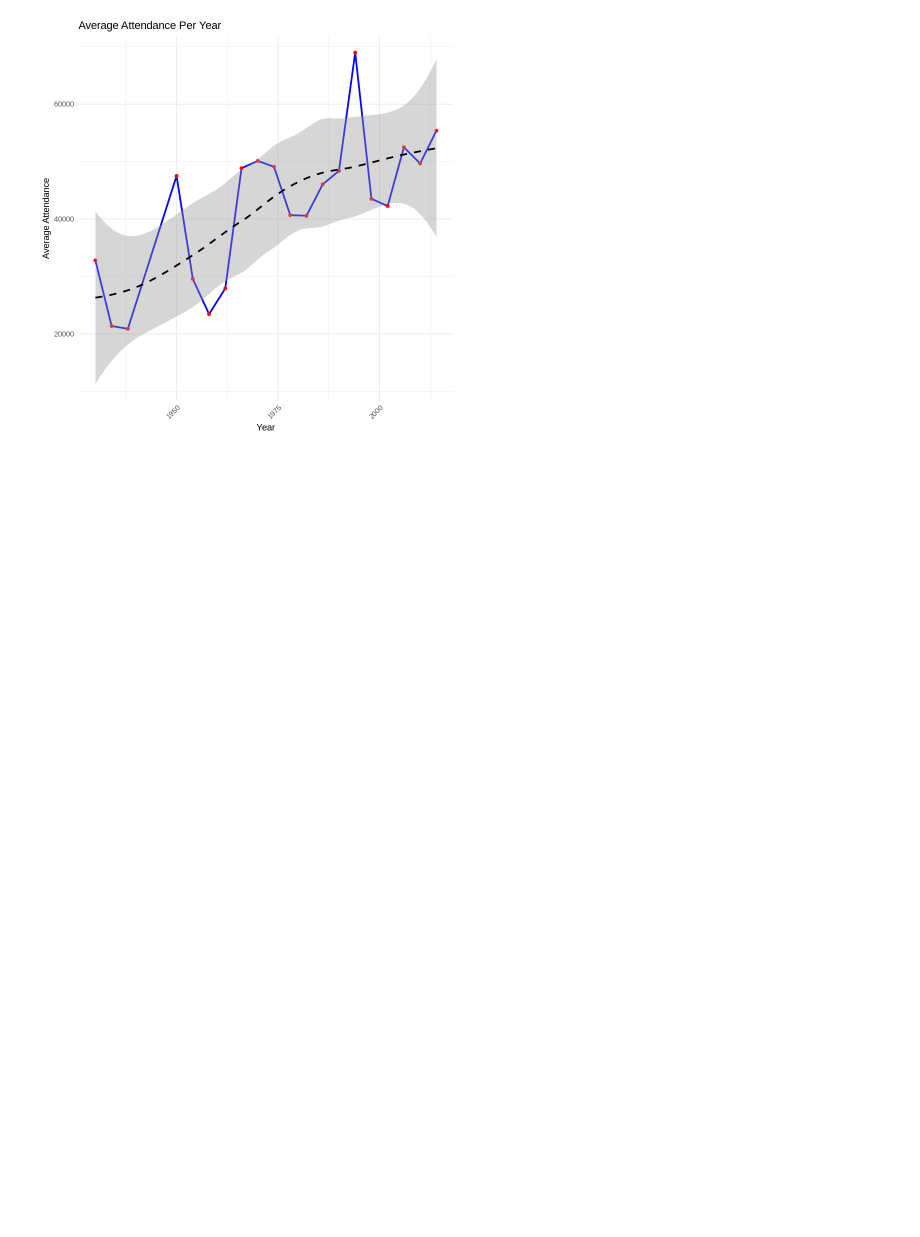
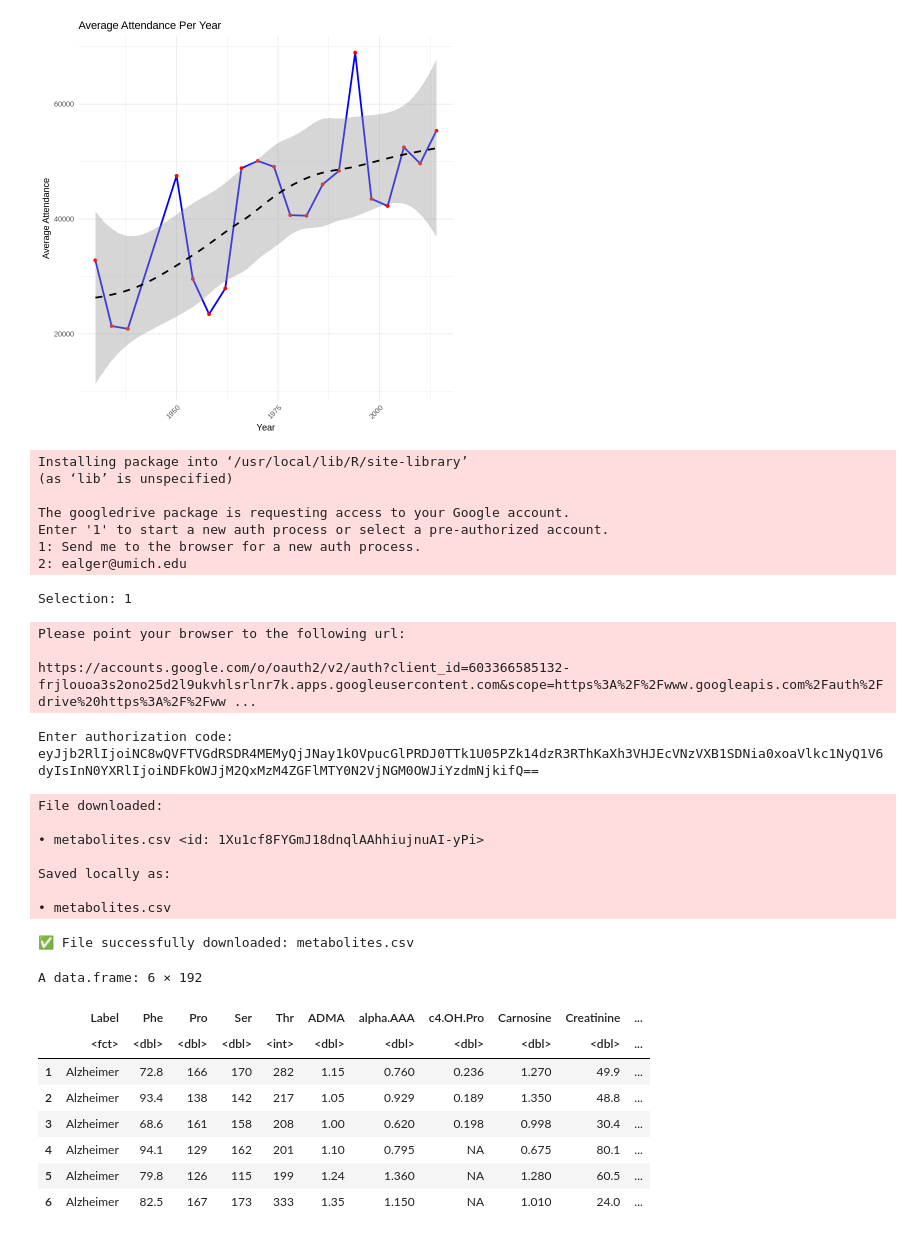
Before and after one commit to ealger22/CSC-302-W1-CSC-302-W2-202520-, a Jupyter notebook: HW2_1.ipynb, the cells around one changed output. Drawn from its saved outputs; the diff is of its cells as text; code cells hidden in the pictures; blank space fills up the shorter version.

```diff
--- a/HW2_1.ipynb
+++ b/HW2_1.ipynb
@@ -123,3 +123,69 @@ Installing package into ‘/usr/local/lib/R/site-library’
 10  1974         49099.
 `geom_smooth()` using formula = 'y ~ x'
 [figure]
+# %%
+# ===============================
+# 📌 Step 1: Load Required Libraries
+# ===============================
+install.packages("googledrive")  # Install if not already installed
+library(googledrive)
+
+# ===============================
+# 📌 Step 2: Authenticate Google Drive Access
+# ===============================
+drive_auth()  # You may be prompted to authorize access
+
+# ===============================
+# 📌 Step 3: Locate and Download the CSV File
+# ===============================
+# Ensure the correct file name in Google Drive
+file_name <- "metabolites.csv"
+
+# Search for the file in Google Drive
+file <- drive_find(pattern = file_name, n_max = 1)
+
+# If file is found, download it
+if (nrow(file) > 0) {
+    drive_download(file, path = file_name, overwrite = TRUE)
+    cat("\n✅ File successfully downloaded:", file_name, "\n")
+} else {
+    stop("\n❌ Error: File 'metabolites.csv' not found in Google Drive!\n")
+}
+
+# ===============================
+# 📌 Step 4: Load the CSV into R
+# ===============================
+metabolites <- read.csv(file_name, stringsAsFactors=TRUE)
+
+# ✅ Display first few rows to verify the data
+head(metabolites)
+# %% [output]
+Installing package into ‘/usr/local/lib/R/site-library’
+(as ‘lib’ is unspecified)
+
+The googledrive package is requesting access to your Google account.
+Enter '1' to start a new auth process or select a pre-authorized account.
+1: Send me to the browser for a new auth process.
+2: ealger@umich.edu
+Selection: 1
+Please point your browser to the following url:
+
+https://accounts.google.com/o/oauth2/v2/auth?client_id=603366585132-frjlouoa3s2ono25d2l9ukvhlsrlnr7k.apps.googleusercontent.com&scope=https%3A%2F%2Fwww.googleapis.com%2Fauth%2Fdrive%20https%3A%2F%2Fww ...
+Enter authorization code: eyJjb2RlIjoiNC8wQVFTVGdRSDR4MEMyQjJNay1kOVpucGlPRDJ0TTk1U05PZk14dzR3RThKaXh3VHJEcVNzVXB1SDNia0xoaVlkc1NyQ1V6dyIsInN0YXRlIjoiNDFkOWJjM2QxMzM4ZGFlMTY0N2VjNGM0OWJiYzdmNjkifQ==
+File downloaded:
+
+• metabolites.csv <id: 1Xu1cf8FYGmJ18dnqlAAhhiujnuAI-yPi>
+
+Saved locally as:
+
+• metabolites.csv
+✅ File successfully downloaded: metabolites.csv
+A data.frame: 6 × 192
+|  | Label | Phe | Pro | Ser | Thr | ADMA | alpha.AAA | c4.OH.Pro | Carnosine | Creatinine | ... |
+|  | <fct> | <dbl> | <dbl> | <dbl> | <int> | <dbl> | <dbl> | <dbl> | <dbl> | <dbl> | ... |
+| 1 | Alzheimer | 72.8 | 166 | 170 | 282 | 1.15 | 0.760 | 0.236 | 1.270 | 49.9 | ... |
+| 2 | Alzheimer | 93.4 | 138 | 142 | 217 | 1.05 | 0.929 | 0.189 | 1.350 | 48.8 | ... |
+| 3 | Alzheimer | 68.6 | 161 | 158 | 208 | 1.00 | 0.620 | 0.198 | 0.998 | 30.4 | ... |
+| 4 | Alzheimer | 94.1 | 129 | 162 | 201 | 1.10 | 0.795 | NA | 0.675 | 80.1 | ... |
+| 5 | Alzheimer | 79.8 | 126 | 115 | 199 | 1.24 | 1.360 | NA | 1.280 | 60.5 | ... |
+| 6 | Alzheimer | 82.5 | 167 | 173 | 333 | 1.35 | 1.150 | NA | 1.010 | 24.0 | ... |
```
Also changed, not shown: parts of 3 cells of this notebook.
